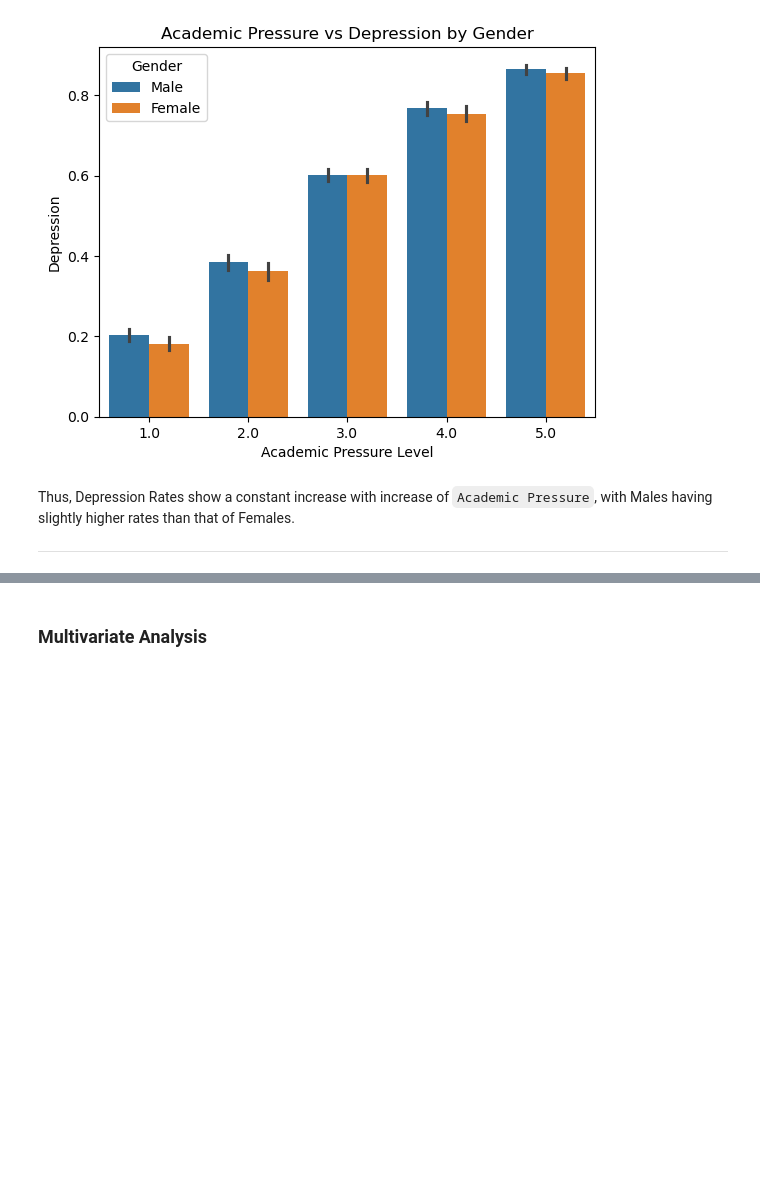
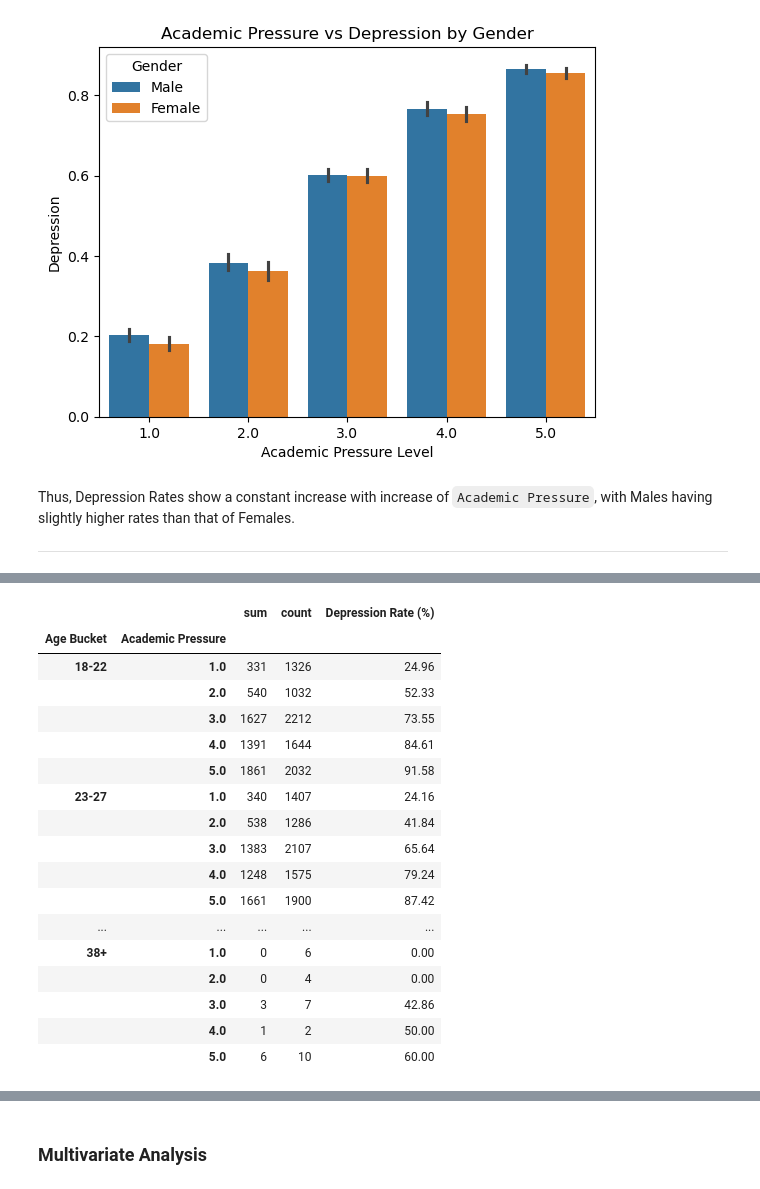
Before and after one commit to Siddharth-Saravanan/Student_Depression_Analysis_and_Prediction_using_Machine_Learning, a Jupyter notebook: student_depression_prediction.ipynb, the cells around one changed output, grey strips where cells are left out. Drawn from its saved outputs; the diff is of its cells as text; code cells hidden in the pictures; blank space fills up the shorter version.

```diff
--- a/student_depression_prediction.ipynb
+++ b/student_depression_prediction.ipynb
@@ -911,0 +921,23 @@ sns.boxplot(data=depr_df, x='Financial Stress', y='Age', hue='Depression')
+# %%
+age_fin_depr = age_fin_depr.groupby(['Age Bucket', 'Academic Pressure'], observed=False)['Depression'].agg(['sum', 'count'])
+age_fin_depr['Depression Rate (%)'] = ((age_fin_depr['sum'] / age_fin_depr['count']) * 100).round(2)
+age_fin_depr
+# %% [output]
+|  |  | sum | count | Depression Rate (%) |
+| Age Bucket | Academic Pressure |  |  |  |
+| 18-22 | 1.0 | 331 | 1326 | 24.96 |
+|  | 2.0 | 540 | 1032 | 52.33 |
+|  | 3.0 | 1627 | 2212 | 73.55 |
+|  | 4.0 | 1391 | 1644 | 84.61 |
+|  | 5.0 | 1861 | 2032 | 91.58 |
+| 23-27 | 1.0 | 340 | 1407 | 24.16 |
+|  | 2.0 | 538 | 1286 | 41.84 |
+|  | 3.0 | 1383 | 2107 | 65.64 |
+|  | 4.0 | 1248 | 1575 | 79.24 |
+|  | 5.0 | 1661 | 1900 | 87.42 |
+| ... | ... | ... | ... | ... |
+| 38+ | 1.0 | 0 | 6 | 0.00 |
+|  | 2.0 | 0 | 4 | 0.00 |
+|  | 3.0 | 3 | 7 | 42.86 |
+|  | 4.0 | 1 | 2 | 50.00 |
+|  | 5.0 | 6 | 10 | 60.00 |
```
Also changed, not shown: parts of 4 cells of this notebook.
